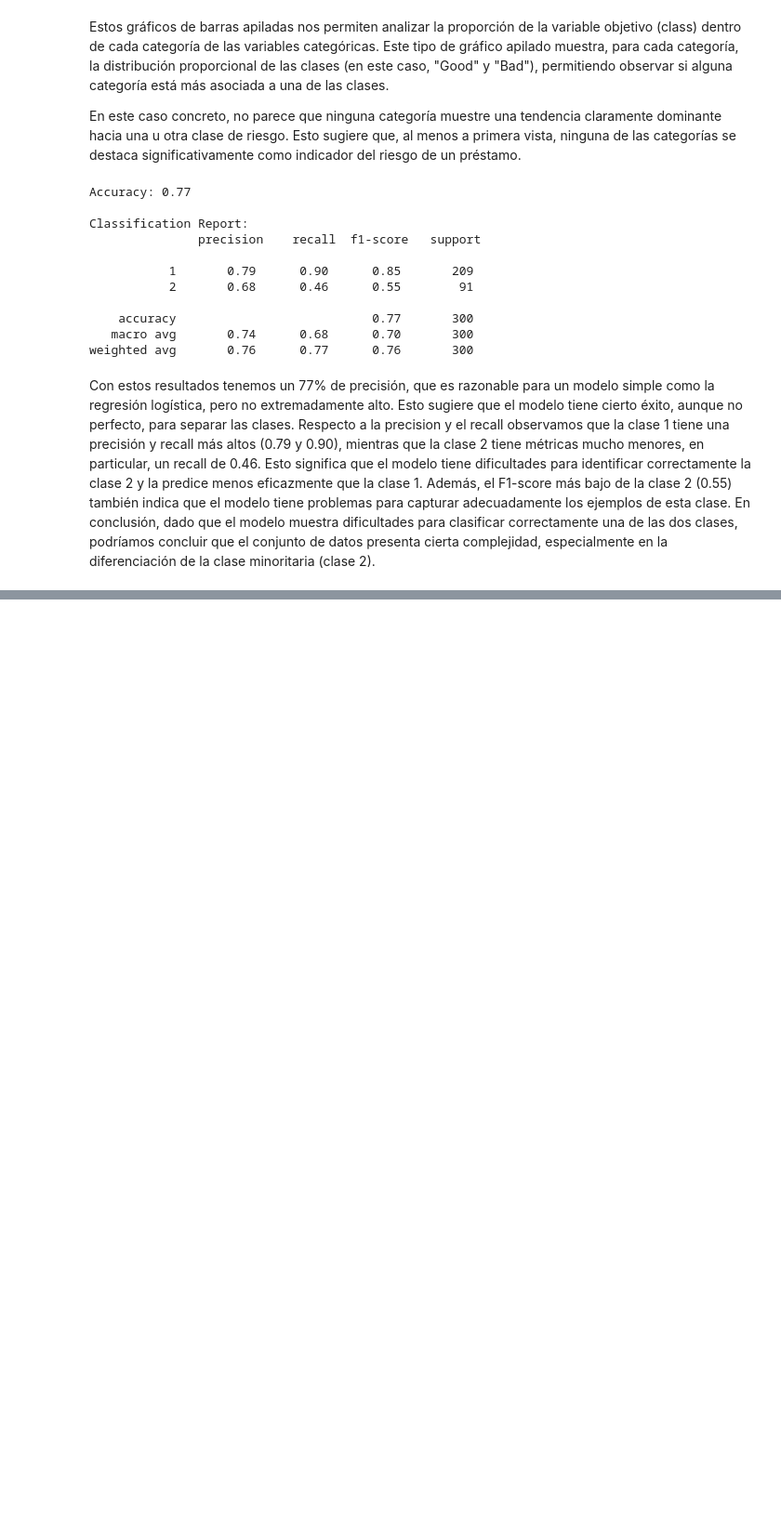
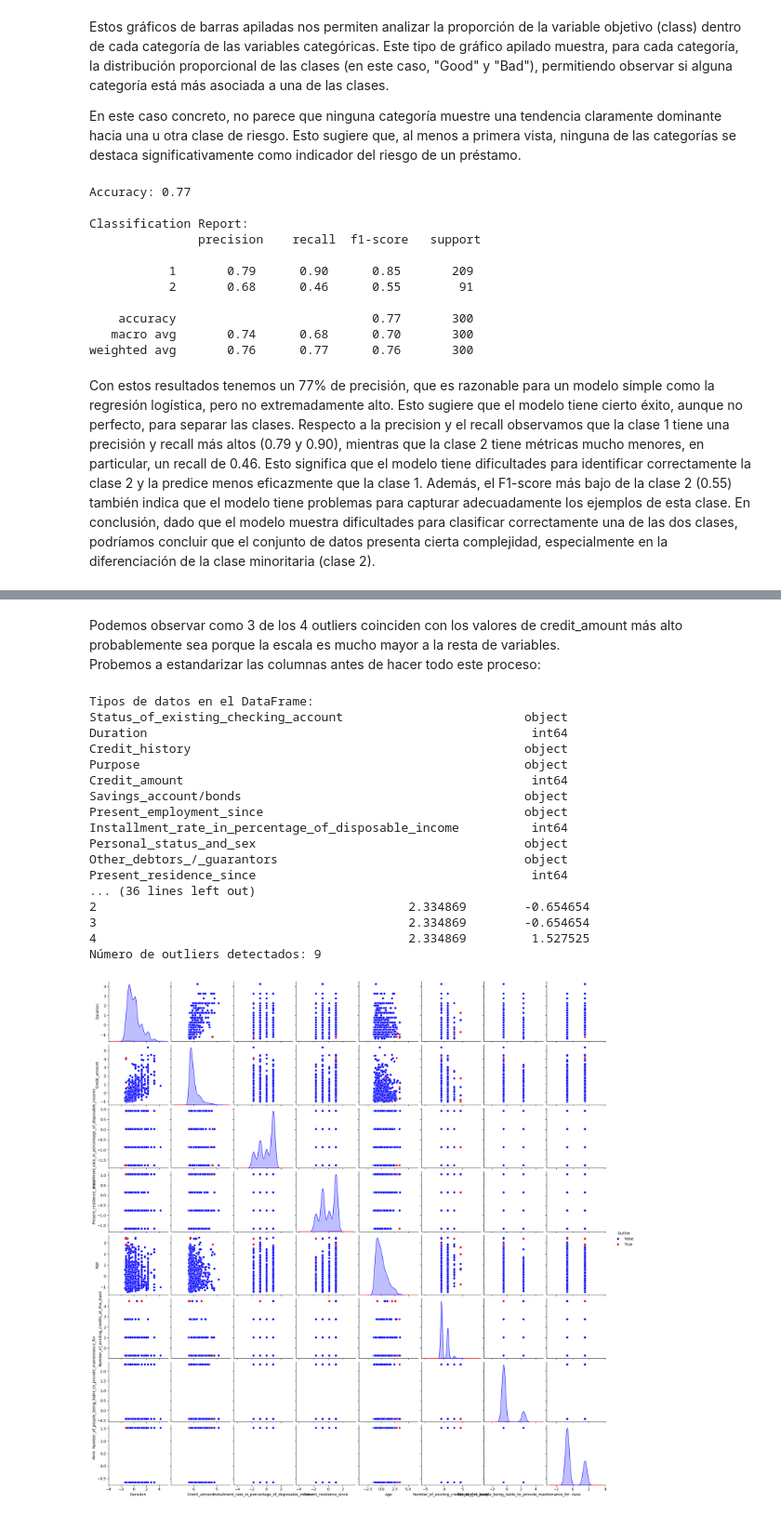
Before and after one commit to Ivian34/PRACTICA_APA, a Jupyter notebook: PracticaAPA.ipynb, the cells around one changed output, grey strips where cells are left out. Shown at 93% size. Drawn from its saved outputs; the diff is of its cells as text; code cells hidden in the pictures; blank space fills up the shorter version.

```diff
--- a/PracticaAPA.ipynb
+++ b/PracticaAPA.ipynb
@@ -465,0 +560,58 @@ En conclusión, dado que el modelo muestra dificultades para clasificar correcta
+# %% [markdown]
+Podemos observar como 3 de los 4 outliers coinciden con los valores de credit_amount más alto probablemente sea porque la escala es mucho mayor a la resta de variables.
+Probemos a estandarizar las columnas antes de hacer todo este proceso:
+# %%
+from sklearn.preprocessing import StandardScaler
+import pandas as pd
+
+# Supongamos que df es tu DataFrame original
+# Imprimir los tipos de datos
+print("Tipos de datos en el DataFrame:")
+print(df.dtypes)
+
+# Seleccionar columnas numéricas (solo int64 en este caso)
+numerical_cols = df.select_dtypes(include=['int64'])
+
+# Estandarizar los datos numéricos
+scaler = StandardScaler()
+scaled_values = scaler.fit_transform(numerical_cols)
+
+# Convertir los datos escalados en un DataFrame para facilitar el manejo
+scaled_df = pd.DataFrame(scaled_values, columns=numerical_cols.columns)
+
+# Verificar los datos estandarizados
+print("Primeras filas del DataFrame estandarizado:")
+print(scaled_df.head())
+
+# Configurar y ajustar LOF
+local_outlier_factor = LocalOutlierFactor(n_neighbors=20)  # Número de vecinos
+result = local_outlier_factor.fit_predict(scaled_df.values)
+
+# Identificar outliers y puntos normales
+outliers = result == -1
+no_outliers = result == 1
+
+# Ver número de outliers detectados
+print(f"Número de outliers detectados: {outliers.sum()}")
+
+# Llamar a la función de visualización
+plot_outliers(scaled_df, outliers)
+# %% [output]
+Tipos de datos en el DataFrame:
+Status_of_existing_checking_account                         object
+Duration                                                     int64
+Credit_history                                              object
+Purpose                                                     object
+Credit_amount                                                int64
+Savings_account/bonds                                       object
+Present_employment_since                                    object
+Installment_rate_in_percentage_of_disposable_income          int64
+Personal_status_and_sex                                     object
+Other_debtors_/_guarantors                                  object
+Present_residence_since                                      int64
+... (36 lines left out)
+2                                           2.334869        -0.654654
+3                                           2.334869        -0.654654
+4                                           2.334869         1.527525
+Número de outliers detectados: 9
+[figure, added]
```
Also changed, not shown: parts of 11 cells of this notebook, 1 other file.
